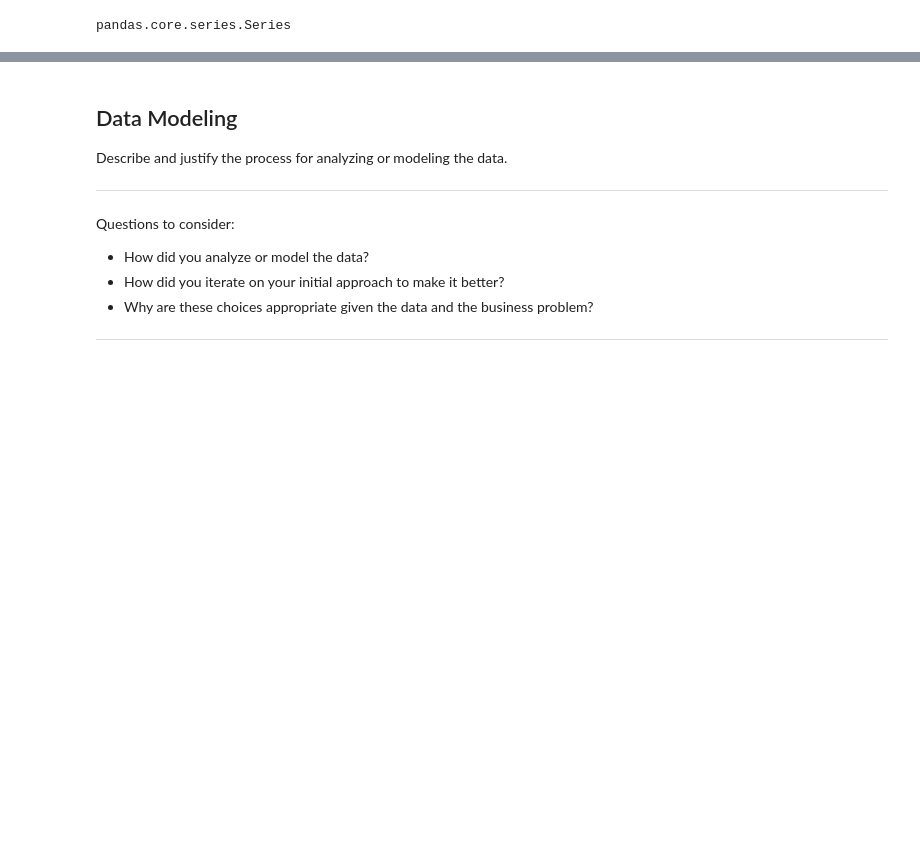
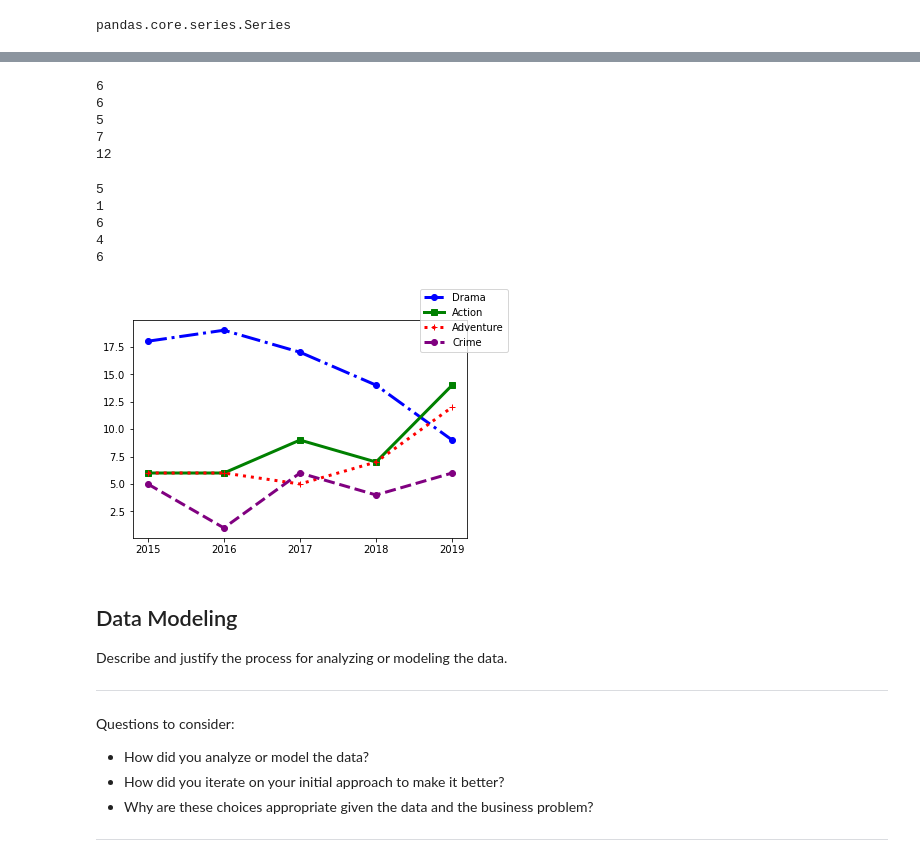
Before and after one commit to arecai/ari_first_attem, a Jupyter notebook: dsc-phase1-project-template.ipynb, the cells around one changed output, grey strips where cells are left out. Drawn from its saved outputs; the diff is of its cells as text; code cells hidden in the pictures; blank space fills up the shorter version.

```diff
--- a/dsc-phase1-project-template.ipynb
+++ b/dsc-phase1-project-template.ipynb
@@ -503,0 +676,2 @@ wordfreq
+# %%
+drama_list = [counts_dict_2015.get('Drama'), counts_dict_2016.get('Drama'), counts_dict_2017.get('Drama'), counts_dict_2018.get('Drama'), counts_dict_2019.get('Drama')]
@@ -503,0 +694,36 @@ wordfreq
+# %%
+#
+action_list = [counts_dict_2015.get('Action'), counts_dict_2016.get('Action'), counts_dict_2017.get('Action'), counts_dict_2018.get('Action'), counts_dict_2019.get('Action')]
+#
+# %%
+print(counts_dict_2015.get('Adventure'))
+print(counts_dict_2016.get('Adventure'))
+print(counts_dict_2017.get('Adventure'))
+print(counts_dict_2018.get('Adventure'))
+print(counts_dict_2019.get('Adventure'))
+# %% [output]
+6
+6
+5
+7
+12
+# %%
+#
+adventure_list = [counts_dict_2015.get('Adventure'), counts_dict_2016.get('Adventure'), counts_dict_2017.get('Adventure'), counts_dict_2018.get('Adventure'), counts_dict_2019.get('Adventure')]
+#
+# %%
+print(counts_dict_2015.get('Crime'))
+print(counts_dict_2016.get('Crime'))
+print(counts_dict_2017.get('Crime'))
+print(counts_dict_2018.get('Crime'))
+print(counts_dict_2019.get('Crime'))
+# %% [output]
+5
+1
+6
+4
+6
+# %%
+#
+crime_list = [counts_dict_2015.get('Crime'), counts_dict_2016.get('Crime'), counts_dict_2017.get('Crime'), counts_dict_2018.get('Crime'), counts_dict_2019.get('Crime')]
+#
@@ -504,3 +737,12 @@ wordfreq
+# %%
+fig, ax = plt.subplots()
+ax.plot(('2015','2016','2017','2018','2019'), drama_list , color="blue", lw=3, ls='-.', marker='o')
+ax.plot(('2015','2016','2017','2018','2019'), action_list , color="green", lw=3, ls='-', marker='s')
+ax.plot(('2015','2016','2017','2018','2019'), adventure_list , color="red", lw=3, ls=':', marker='+')
+ax.plot(('2015','2016','2017','2018','2019'), crime_list , color="purple", lw=3, ls='--', marker='o');
+fig.legend(labels=["Drama", "Action", "Adventure", "Crime"], loc = "upper right");
+# %% [output]
+[figure, added]
 # %% [markdown]
 ## Data Modeling
 Describe and justify the process for analyzing or modeling the data.
```
Also changed, not shown: parts of 75 cells of this notebook.
